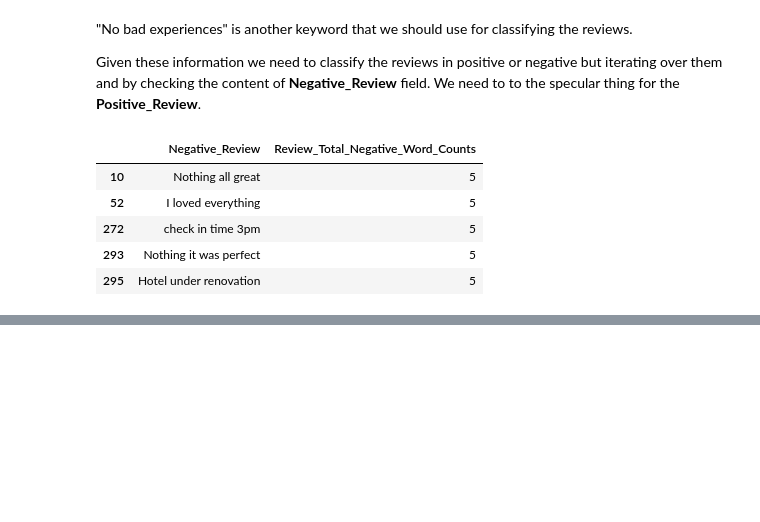
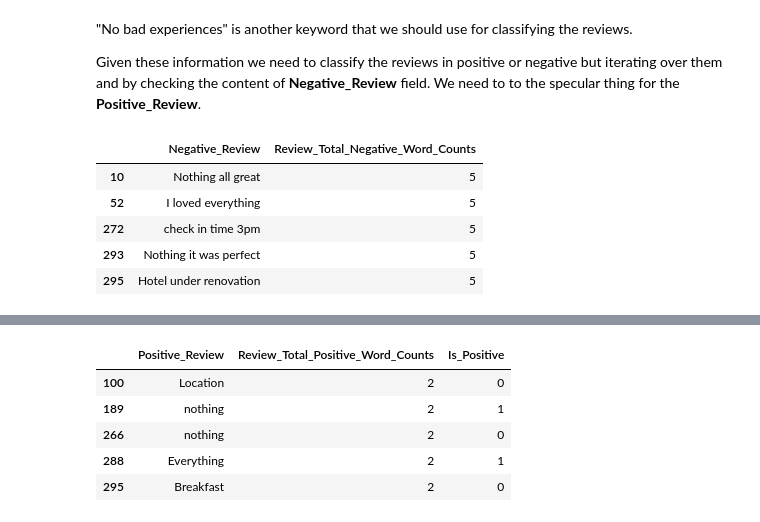
Before and after one commit to LuigiCerone/Hotel-Reviews-Data-Analysis, a Jupyter notebook: Hotel_Reviews_Copia_Lavoro_Giggi.ipynb, the cells around one changed output, grey strips where cells are left out. Saved outputs shown, nothing was run; the diff lists cells and outputs as text; code cells hidden in the pictures; blank space fills up the shorter version.

```diff
--- a/Hotel_Reviews_Copia_Lavoro_Giggi.ipynb
+++ b/Hotel_Reviews_Copia_Lavoro_Giggi.ipynb
@@ -684,0 +645,9 @@ reviews_df
+# %%
+reviews_df.query('Review_Total_Positive_Word_Counts == 2').head()[['Positive_Review', 'Review_Total_Positive_Word_Counts']]
+# %% [output]
+|  | Positive_Review | Review_Total_Positive_Word_Counts | Is_Positive |
+| 100 | Location | 2 | 0 |
+| 189 | nothing | 2 | 1 |
+| 266 | nothing | 2 | 0 |
+| 288 | Everything | 2 | 1 |
+| 295 | Breakfast | 2 | 0 |
```
Also changed, not shown: parts of 29 cells of this notebook.
